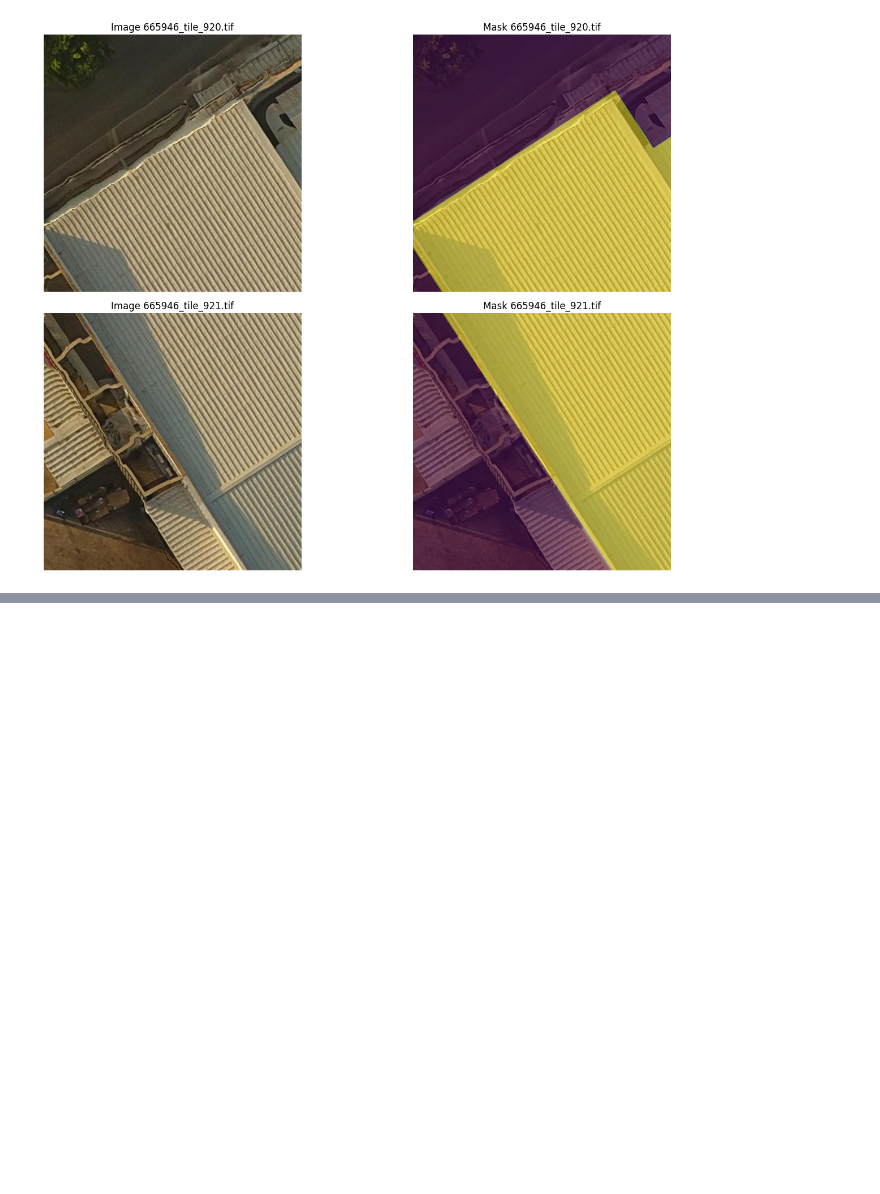
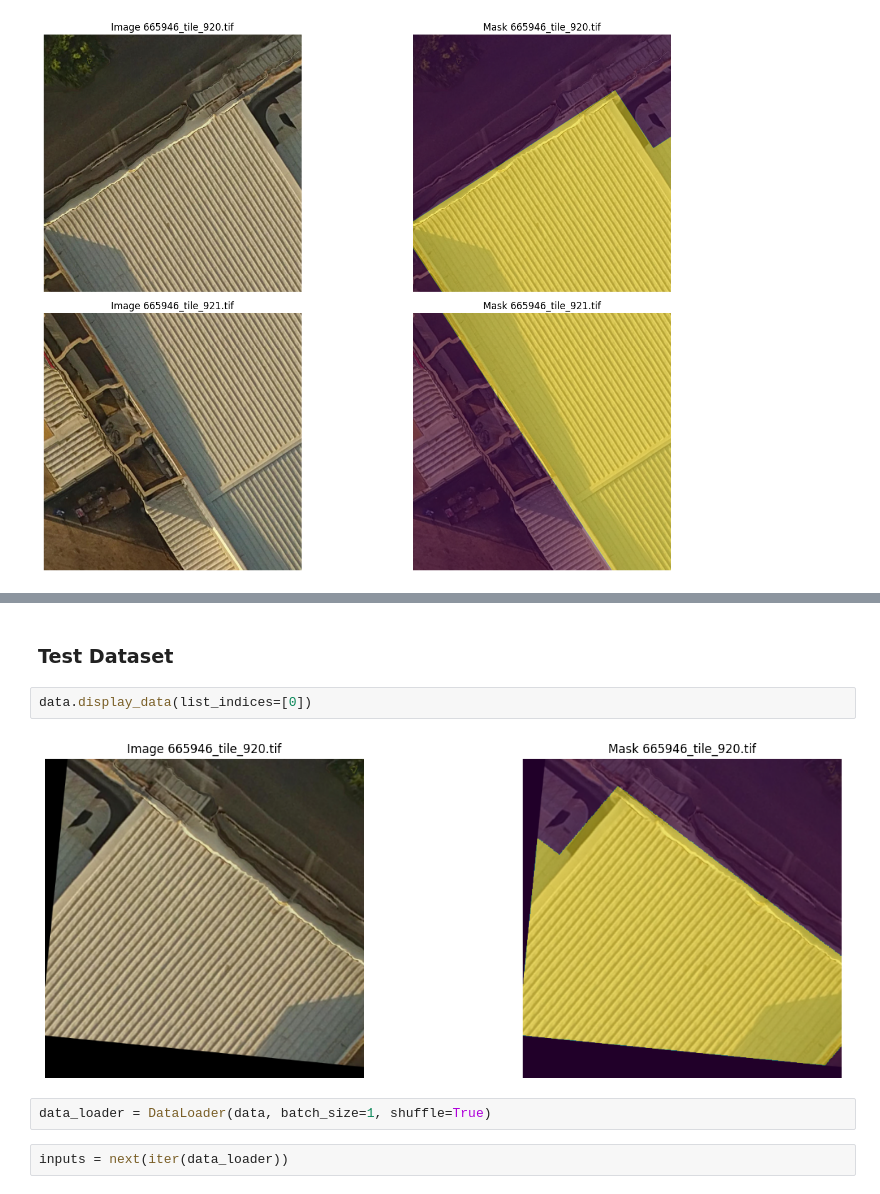
Before and after one commit to Matth-info/damaged-building-detector, a Jupyter notebook: notebooks/notebook_test.ipynb, the cells around one changed output, grey strips where cells are left out. Drawn from its saved outputs; the diff is of its cells as text; blank space fills up the shorter version.

Commit message:
OpenCities dataset + Segformer works on simple sampled data

```diff
--- a/notebooks/notebook_test.ipynb
+++ b/notebooks/notebook_test.ipynb
@@ -178,0 +251,10 @@ data.display_data(list_indices=[0,1])
+# %% [markdown]
+### Test Dataset
+# %%
+data.display_data(list_indices=[0])
+# %% [output]
+[figure, added]
+# %%
+data_loader = DataLoader(data, batch_size=1, shuffle=True)
+# %%
+inputs = next(iter(data_loader))
```
Also changed, not shown: parts of 17 cells of this notebook, 10 other files.
